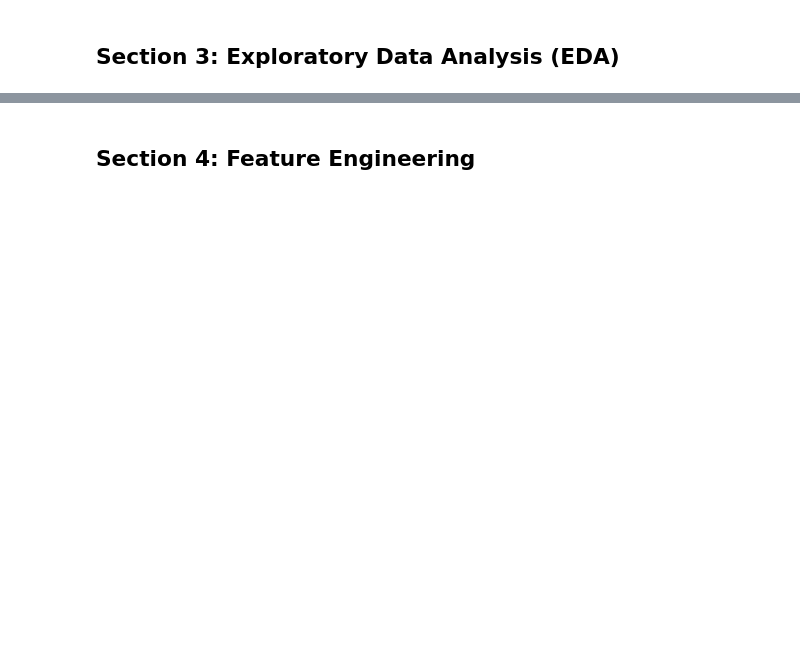
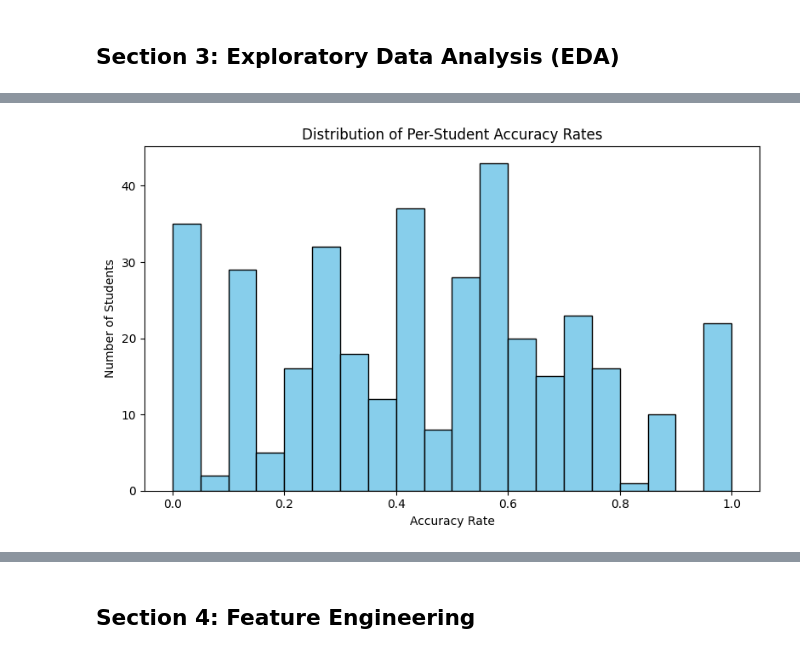
Before and after one commit to rsp45/ML2-End-Term, a Jupyter notebook: STAI205_EndTerm_Notebook.ipynb, the cells around one changed output, grey strips where cells are left out. Cells and saved outputs as stored; diff of their text form; code cells hidden in the pictures; blank space fills up the shorter version.

```diff
--- a/STAI205_EndTerm_Notebook.ipynb
+++ b/STAI205_EndTerm_Notebook.ipynb
@@ -182,0 +198,12 @@ plt.show()
+# %%
+# Plot student-level accuracy distribution.
+student_accuracy = df.groupby('Student_ID')['Answer_Value'].mean()
+plt.figure(figsize=(8, 5))
+plt.hist(student_accuracy, bins=20, color='skyblue', edgecolor='black')
+plt.title('Distribution of Per-Student Accuracy Rates')
+plt.xlabel('Accuracy Rate')
+plt.ylabel('Number of Students')
+plt.tight_layout()
+plt.show()
+# %% [output]
+[figure, added]
```
Also changed, not shown: parts of 88 cells of this notebook, 4 other files.
